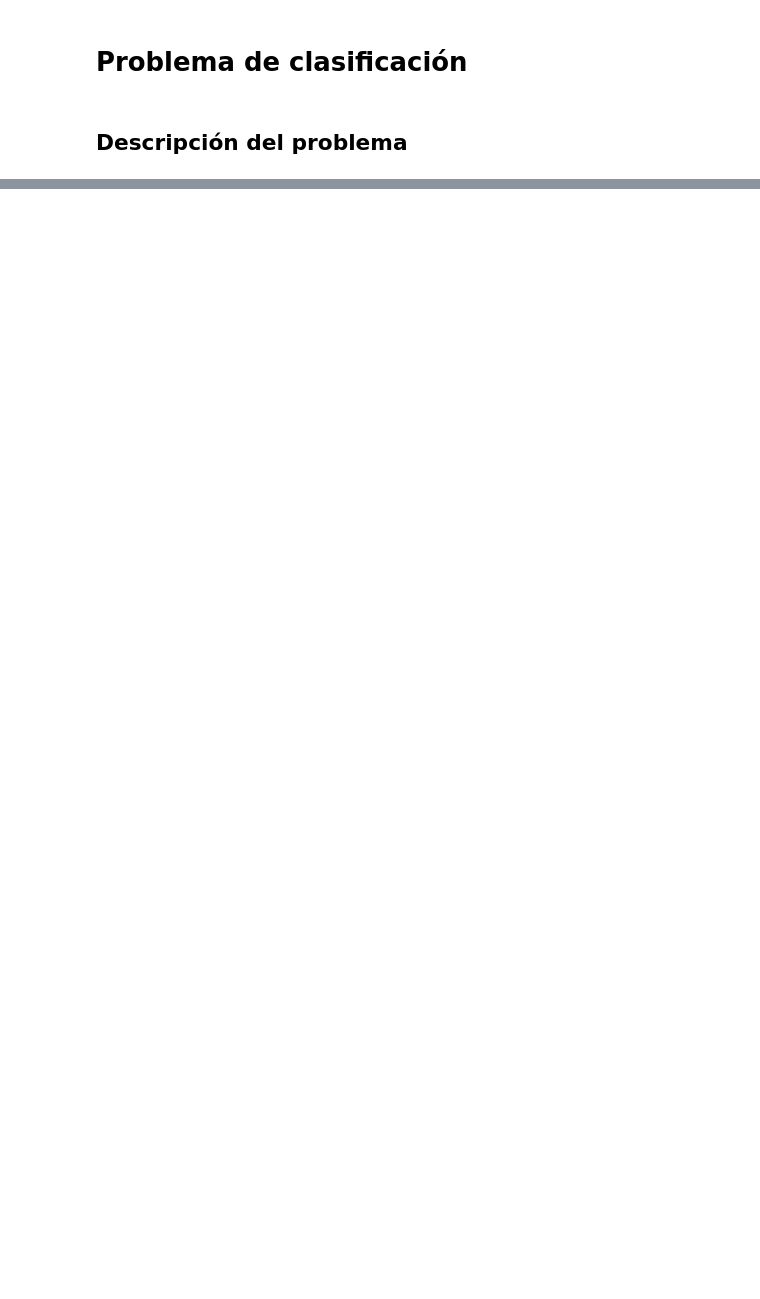
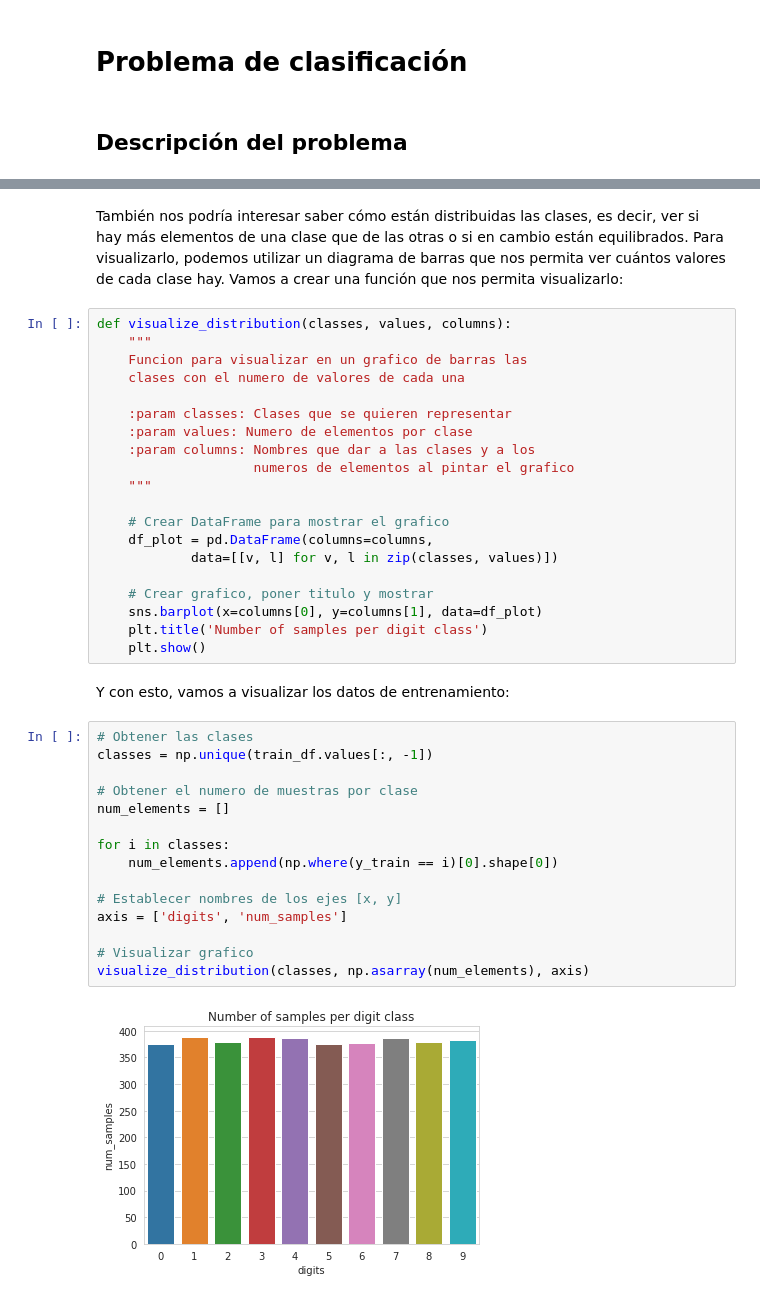
Before and after one commit to Vol0kin/ugr_aprendizaje_automatico, a Jupyter notebook: P3/memoria.ipynb, the cells around one changed output, grey strips where cells are left out. Saved outputs shown, nothing was run; the diff lists cells and outputs as text; blank space fills up the shorter version.

```diff
--- a/P3/memoria.ipynb
+++ b/P3/memoria.ipynb
@@ -422,0 +580,41 @@ En este problema vamos a trabajar con un conjunto de datos
+# %% [markdown]
+También nos podría interesar saber cómo están distribuidas las clases, es decir, ver si hay más elementos de una clase que de las otras o si en cambio están equilibrados. Para visualizarlo, podemos utilizar un diagrama de barras que nos permita ver cuántos valores de cada clase hay. Vamos a crear una función que nos permita visualizarlo:
+# %%
+def visualize_distribution(classes, values, columns):
+    """
+    Funcion para visualizar en un grafico de barras las
+    clases con el numero de valores de cada una
+
+    :param classes: Clases que se quieren representar
+    :param values: Numero de elementos por clase
+    :param columns: Nombres que dar a las clases y a los
+                    numeros de elementos al pintar el grafico
+    """
+
+    # Crear DataFrame para mostrar el grafico
+    df_plot = pd.DataFrame(columns=columns,
+            data=[[v, l] for v, l in zip(classes, values)])
+
+    # Crear grafico, poner titulo y mostrar
+    sns.barplot(x=columns[0], y=columns[1], data=df_plot)
+    plt.title('Number of samples per digit class')
+    plt.show()
+# %% [markdown]
+Y con esto, vamos a visualizar los datos de entrenamiento:
+# %%
+# Obtener las clases
+classes = np.unique(train_df.values[:, -1])
+
+# Obtener el numero de muestras por clase
+num_elements = []
+
+for i in classes:
+    num_elements.append(np.where(y_train == i)[0].shape[0])
+
+# Establecer nombres de los ejes [x, y]
+axis = ['digits', 'num_samples']
+
+# Visualizar grafico
+visualize_distribution(classes, np.asarray(num_elements), axis)
+# %% [output]
+[figure, added]
```
Also changed, not shown: parts of 40 cells of this notebook.
